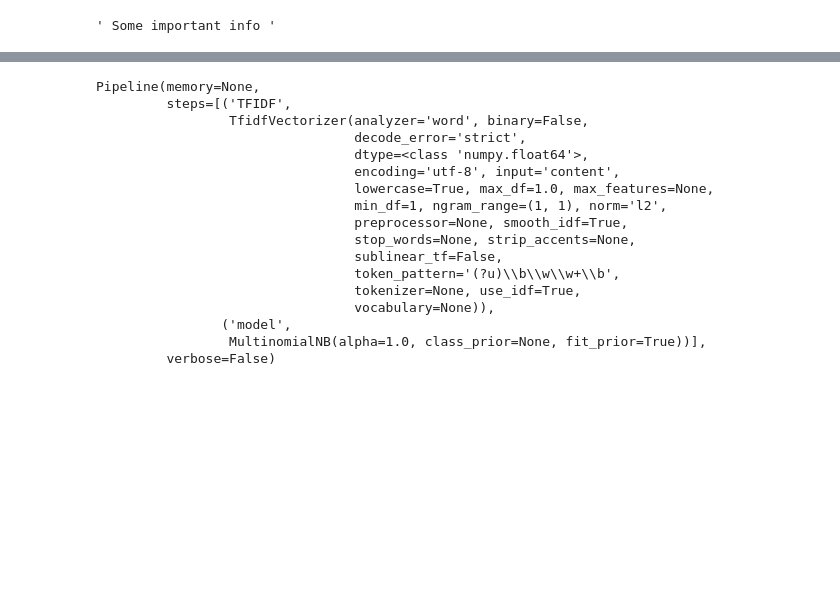
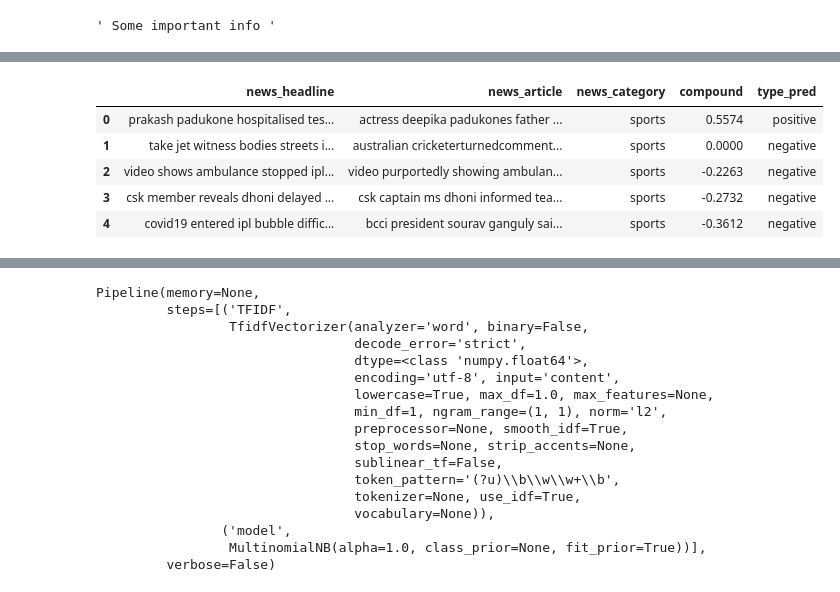
Before and after one commit to AbhishekCh-127/Sentiment_Analysis, a Jupyter notebook: ML_Sentiment_Analysis.ipynb, the cells around one changed output, grey strips where cells are left out. Saved outputs shown, nothing was run; the diff lists cells and outputs as text; code cells hidden in the pictures; blank space fills up the shorter version.

```diff
--- a/ML_Sentiment_Analysis.ipynb
+++ b/ML_Sentiment_Analysis.ipynb
@@ -180,0 +169,6 @@ df.head()
+# %%
+# dataset labeling and processing
+from vaderSentiment.vaderSentiment import SentimentIntensityAnalyzer
+vs =  SentimentIntensityAnalyzer()
+df['compound'] = df['news_headline'].apply(lambda x: vs.polarity_scores(x)['compound'])
+df.head()
@@ -180,0 +182,17 @@ df.head()
+# %%
+# data finalization
+def predict(comp):
+  comp=float(comp)
+  if (comp>0):
+    return 'positive'
+  else:
+    return 'negative'
+df['type_pred'] = df['compound'].apply(predict)
+df.head()
+# %% [output]
+|  | news_headline | news_article | news_category | compound | type_pred |
+| 0 | prakash padukone hospitalised tes... | actress deepika padukones father ... | sports | 0.5574 | positive |
+| 1 | take jet witness bodies streets i... | australian cricketerturnedcomment... | sports | 0.0000 | negative |
+| 2 | video shows ambulance stopped ipl... | video purportedly showing ambulan... | sports | -0.2263 | negative |
+| 3 | csk member reveals dhoni delayed ... | csk captain ms dhoni informed tea... | sports | -0.2732 | negative |
+| 4 | covid19 entered ipl bubble diffic... | bcci president sourav ganguly sai... | sports | -0.3612 | negative |
```
Also changed, not shown: parts of 25 cells of this notebook.
